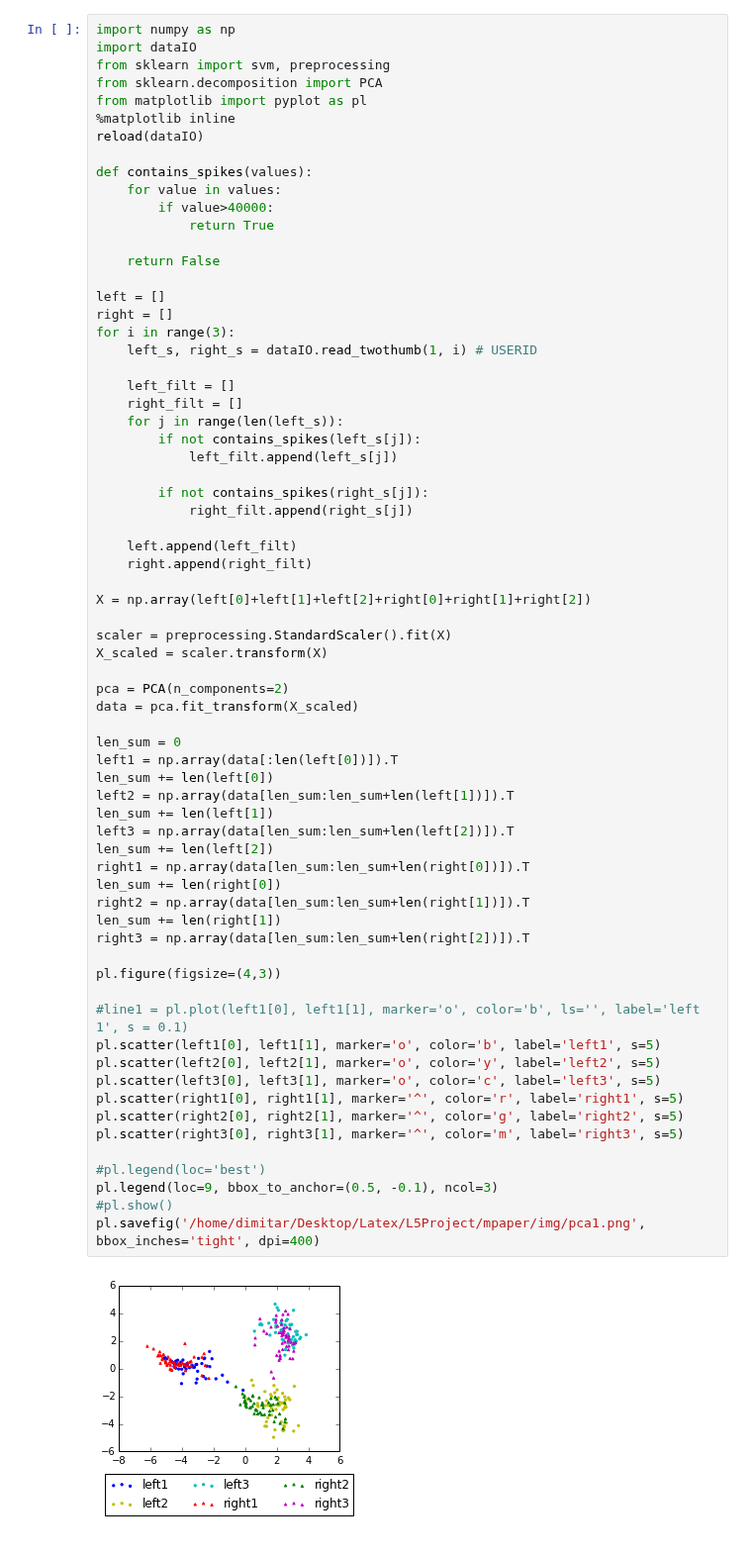
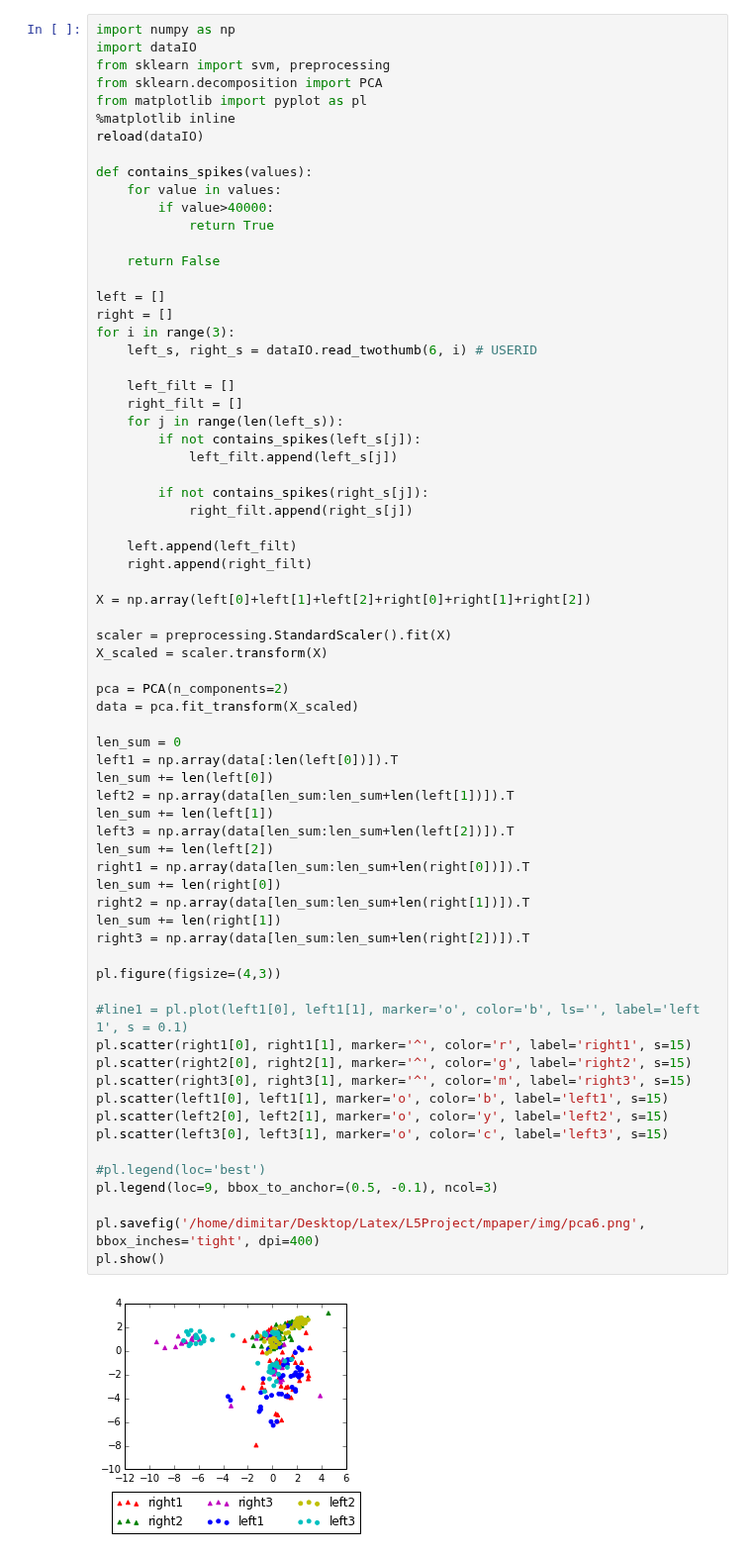
Before and after one commit to Vorte/Level5Project, a Jupyter notebook: notebooks/postures/TwoThumbPCA.ipynb, the cells around one changed output. Shown at 99% size. Drawn from its saved outputs; the diff is of its cells as text.

```diff
--- a/notebooks/postures/TwoThumbPCA.ipynb
+++ b/notebooks/postures/TwoThumbPCA.ipynb
@@ -17,7 +17,7 @@ def contains_spikes(values):
 left = []
 right = []
 for i in range(3):
-    left_s, right_s = dataIO.read_twothumb(1, i) # USERID
+    left_s, right_s = dataIO.read_twothumb(6, i) # USERID
 
     left_filt = []
     right_filt = []
@@ -32,39 +32,40 @@ for i in range(3):
     right.append(right_filt)
 
 X = np.array(left[0]+left[1]+left[2]+right[0]+right[1]+right[2])
 
 scaler = preprocessing.StandardScaler().fit(X)
 X_scaled = scaler.transform(X)
 
 pca = PCA(n_components=2)
 data = pca.fit_transform(X_scaled)
 
 len_sum = 0
 left1 = np.array(data[:len(left[0])]).T
 len_sum += len(left[0])
 left2 = np.array(data[len_sum:len_sum+len(left[1])]).T
 len_sum += len(left[1])
 left3 = np.array(data[len_sum:len_sum+len(left[2])]).T
 len_sum += len(left[2])
 right1 = np.array(data[len_sum:len_sum+len(right[0])]).T
 len_sum += len(right[0])
 right2 = np.array(data[len_sum:len_sum+len(right[1])]).T
 len_sum += len(right[1])
 right3 = np.array(data[len_sum:len_sum+len(right[2])]).T
 
 pl.figure(figsize=(4,3))
 
 #line1 = pl.plot(left1[0], left1[1], marker='o', color='b', ls='', label='left 1', s = 0.1)
-pl.scatter(left1[0], left1[1], marker='o', color='b', label='left1', s=5)
-pl.scatter(left2[0], left2[1], marker='o', color='y', label='left2', s=5)
-pl.scatter(left3[0], left3[1], marker='o', color='c', label='left3', s=5)
-pl.scatter(right1[0], right1[1], marker='^', color='r', label='right1', s=5)
-pl.scatter(right2[0], right2[1], marker='^', color='g', label='right2', s=5)
-pl.scatter(right3[0], right3[1], marker='^', color='m', label='right3', s=5)
+pl.scatter(right1[0], right1[1], marker='^', color='r', label='right1', s=15)
+pl.scatter(right2[0], right2[1], marker='^', color='g', label='right2', s=15)
+pl.scatter(right3[0], right3[1], marker='^', color='m', label='right3', s=15)
+pl.scatter(left1[0], left1[1], marker='o', color='b', label='left1', s=15)
+pl.scatter(left2[0], left2[1], marker='o', color='y', label='left2', s=15)
+pl.scatter(left3[0], left3[1], marker='o', color='c', label='left3', s=15)
 
 #pl.legend(loc='best')
 pl.legend(loc=9, bbox_to_anchor=(0.5, -0.1), ncol=3)
-#pl.show()
-pl.savefig('/home/dimitar/Desktop/Latex/L5Project/mpaper/img/pca1.png', bbox_inches='tight', dpi=400)
+
+pl.savefig('/home/dimitar/Desktop/Latex/L5Project/mpaper/img/pca6.png', bbox_inches='tight', dpi=400)
+pl.show()
 # %% [output]
-[figure, old version]
+[figure, new version]
```
Also changed, not shown: 2 other files.
